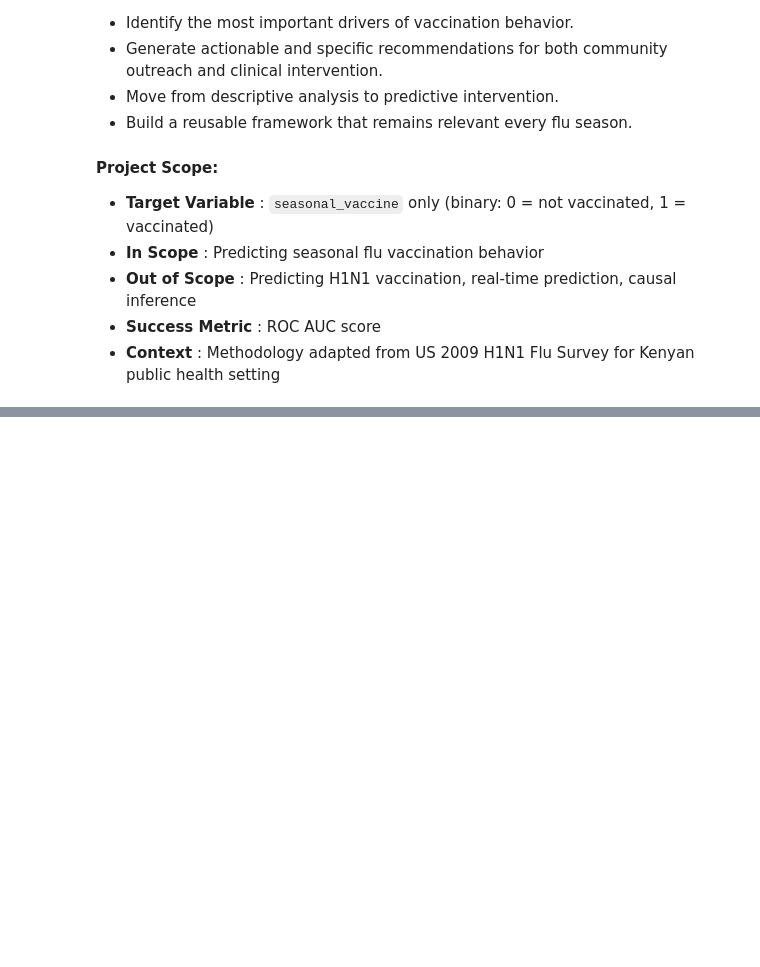
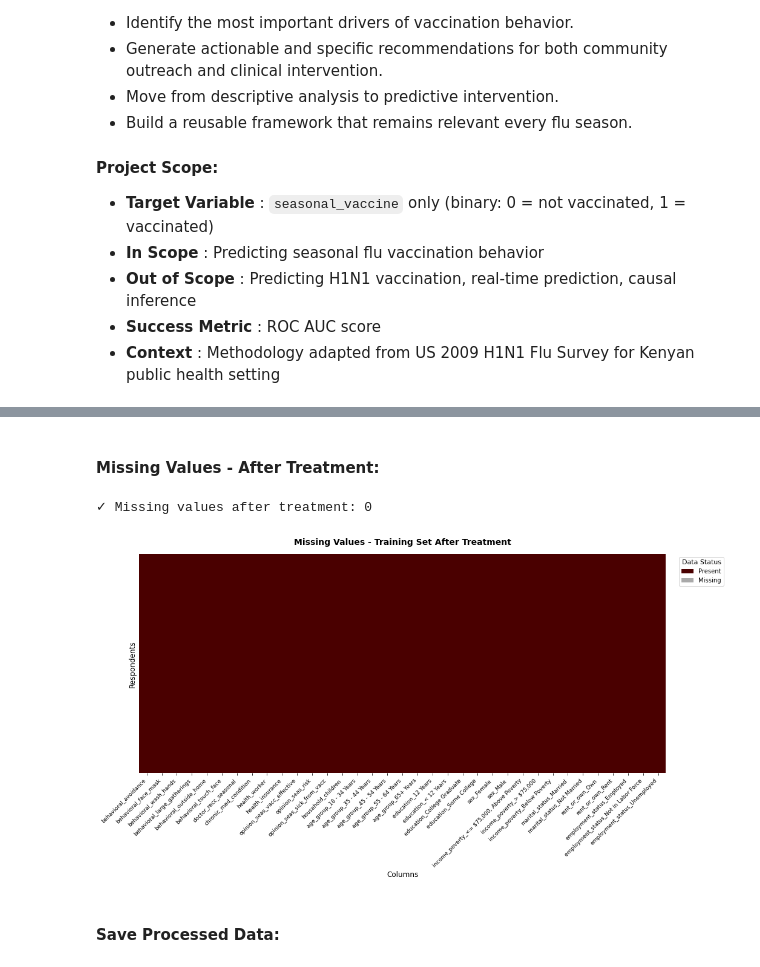
Before and after one commit to Naomiteroh/Project-3, a Jupyter notebook: Notebooks/03_Final_Notebook.ipynb, the cells around one changed output, grey strips where cells are left out. Cells and saved outputs as stored; diff of their text form; code cells hidden in the pictures; blank space fills up the shorter version.

```diff
--- a/Notebooks/03_Final_Notebook.ipynb
+++ b/Notebooks/03_Final_Notebook.ipynb
@@ -150,0 +611,66 @@ This notebook is the third and final in a series of three notebooks that form ou
+# %% [markdown]
+#### **Missing Values - After Treatment:**
+# %%
+#Missing Value heatmap after treatment
+
+# Get feature names manually(Because i am using an older version of sci-kit learn)
+numeric_feature_names = numeric_features
+
+# Get categorical feature names after one hot encoding
+categorical_feature_names = preprocessor\
+    .named_transformers_["categorical"]\
+    .named_steps["encoder"]\
+    .get_feature_names(categorical_features)\
+    .tolist()
+
+# Combine all feature names
+all_feature_names = numeric_feature_names + categorical_feature_names
+
+# Convert processed array back to dataframe for visualization
+X_train_df = pd.DataFrame(
+    X_train_processed,
+    columns=all_feature_names
+)
+
+# Confirm no missing values remain
+missing_after = X_train_df.isnull().sum().sum()
+print(f"✓ Missing values after treatment: {missing_after}")
+
+fig, ax = plt.subplots(figsize=(16, 8))
+
+sns.heatmap(
+    X_train_df.isnull(),
+    yticklabels=False,
+    cbar=False,
+    cmap=custom_cmap,
+    ax=ax
+)
+
+ax.set_title(
+    "Missing Values - Training Set After Treatment",
+    fontsize=14, fontweight="bold", pad=15
+)
+ax.set_xlabel("Columns", fontsize=12)
+ax.set_ylabel("Respondents", fontsize=12)
+
+plt.xticks(rotation=45, ha="right", fontsize=9)
+
+ax.legend(
+    handles=legend_elements,
+    loc="upper left",
+    bbox_to_anchor=(1.02, 1),
+    fontsize=10,
+    title="Data Status",
+    title_fontsize=11,
+    frameon=True
+)
+
+plt.subplots_adjust(bottom=0.25, right=0.88)
+plt.savefig(images_path + "missing_values_train_after.png",
+            dpi=150, bbox_inches="tight")
+plt.show()
+# %% [output]
+✓ Missing values after treatment: 0
+[figure, added]
+# %% [markdown]
+#### **Save Processed Data:**
```
Also changed, not shown: parts of 17 cells of this notebook.
